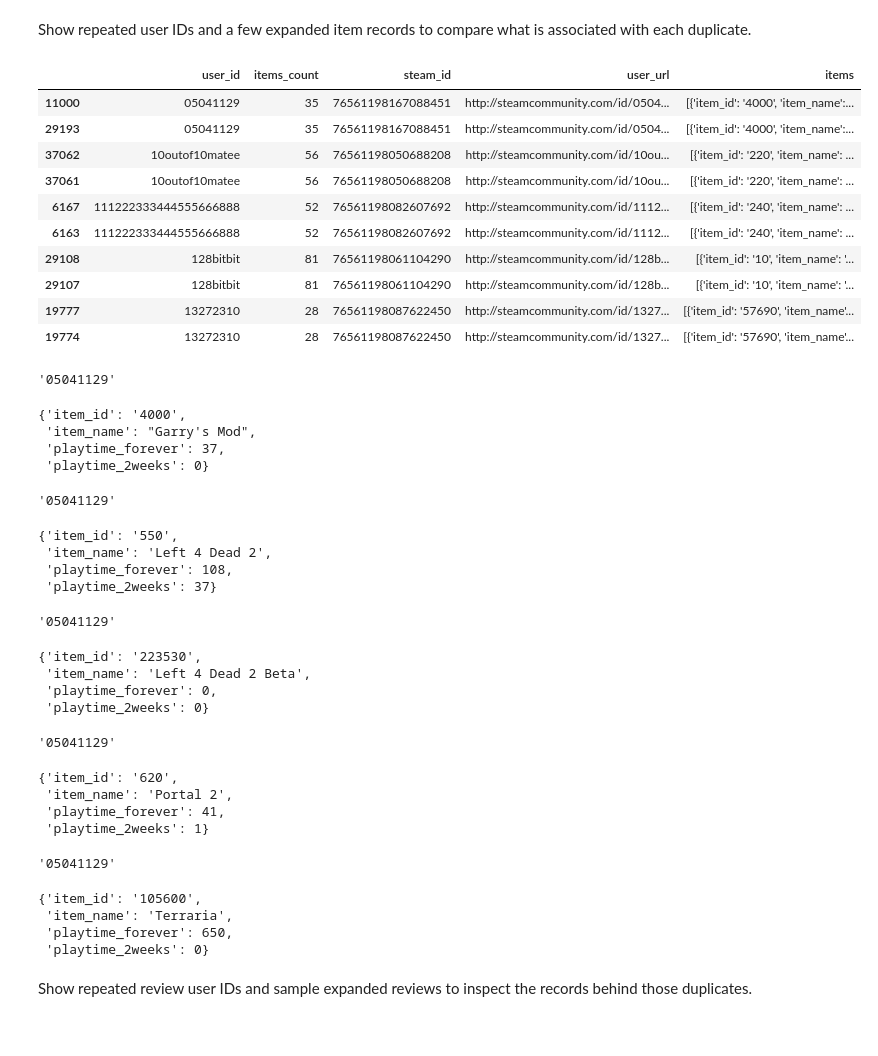
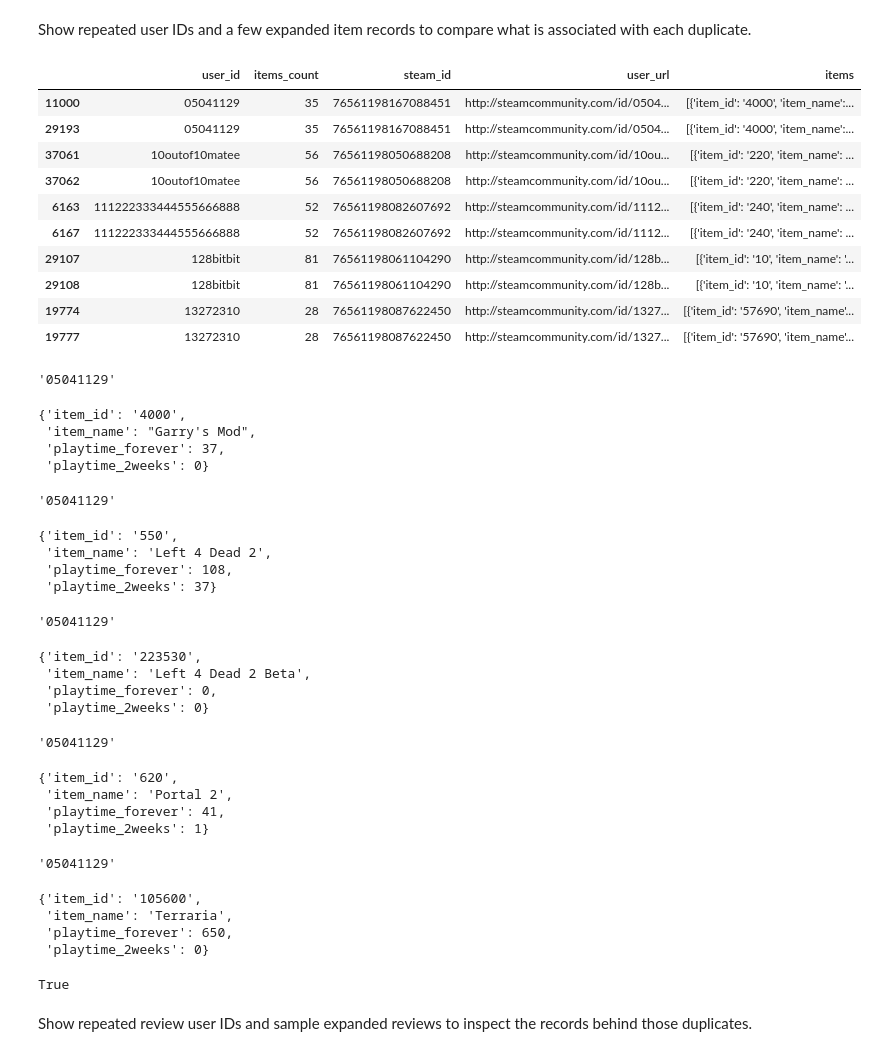
Before and after one commit to izusmizus22/02807-computational-tools-for-data-science, a Jupyter notebook: steam_cleaning.ipynb, the cells around one changed output. Cells and saved outputs as stored; diff of their text form; code cells hidden in the pictures.

```diff
--- a/steam_cleaning.ipynb
+++ b/steam_cleaning.ipynb
@@ -491,3 +491,8 @@ display(games_clean.sort_values("price", ascending=False).head(10))
 | 17793 | CCP | EVE Online: 7430 PLEX | 2017-05-09 | [Free to Play, RPG, Massively Mul... | [Online Multi-Player, MMO, Downlo... | 249.99 | False | 629795 | CCP | ... |
 # %% [markdown]
 some games have different or no prices (checked through steamdb.info for USD currency)
+# %%
+display(user_items_clean.sort_values("items_count"))
+user_items_clean = user_items_clean[user_items_clean["items_count"] > 0]
+
+display(user_items_clean.sort_values("items_count"))
@@ -539,29 +582,29 @@ Show repeated user IDs and a few expanded item records to compare what is associ
 # %%
 items = (
     user_items_clean[
         user_items_clean["user_id"].duplicated(keep=False)
     ]
     .sort_values("user_id")
-    .head(10)
+    # .head(10)
 )
 
 display(items.head(10))
 
 for _, row in items.explode("items").head(5).iterrows():
     display(row["user_id"])
     display(row["items"])
 # %% [output]
 |  | user_id | items_count | steam_id | user_url | items |
 | 11000 | 05041129 | 35 | 76561198167088451 | http://steamcommunity.com/id/0504... | [{'item_id': '4000', 'item_name':... |
 | 29193 | 05041129 | 35 | 76561198167088451 | http://steamcommunity.com/id/0504... | [{'item_id': '4000', 'item_name':... |
+| 37061 | 10outof10matee | 56 | 76561198050688208 | http://steamcommunity.com/id/10ou... | [{'item_id': '220', 'item_name': ... |
 | 37062 | 10outof10matee | 56 | 76561198050688208 | http://steamcommunity.com/id/10ou... | [{'item_id': '220', 'item_name': ... |
-| 37061 | 10outof10matee | 56 | 76561198050688208 | http://steamcommunity.com/id/10ou... | [{'item_id': '220', 'item_name': ... |
+| 6163 | 111222333444555666888 | 52 | 76561198082607692 | http://steamcommunity.com/id/1112... | [{'item_id': '240', 'item_name': ... |
 | 6167 | 111222333444555666888 | 52 | 76561198082607692 | http://steamcommunity.com/id/1112... | [{'item_id': '240', 'item_name': ... |
-| 6163 | 111222333444555666888 | 52 | 76561198082607692 | http://steamcommunity.com/id/1112... | [{'item_id': '240', 'item_name': ... |
+| 29107 | 128bitbit | 81 | 76561198061104290 | http://steamcommunity.com/id/128b... | [{'item_id': '10', 'item_name': '... |
 | 29108 | 128bitbit | 81 | 76561198061104290 | http://steamcommunity.com/id/128b... | [{'item_id': '10', 'item_name': '... |
-| 29107 | 128bitbit | 81 | 76561198061104290 | http://steamcommunity.com/id/128b... | [{'item_id': '10', 'item_name': '... |
+| 19774 | 13272310 | 28 | 76561198087622450 | http://steamcommunity.com/id/1327... | [{'item_id': '57690', 'item_name'... |
 | 19777 | 13272310 | 28 | 76561198087622450 | http://steamcommunity.com/id/1327... | [{'item_id': '57690', 'item_name'... |
-| 19774 | 13272310 | 28 | 76561198087622450 | http://steamcommunity.com/id/1327... | [{'item_id': '57690', 'item_name'... |
 '05041129'
 {'item_id': '4000',
  'item_name': "Garry's Mod",
@@ -587,5 +630,9 @@ for _, row in items.explode("items").head(5).iterrows():
  'item_name': 'Terraria',
  'playtime_forever': 650,
  'playtime_2weeks': 0}
+# %%
+items["items"].iloc[0] == items["items"].iloc[1]
+# %% [output]
+True
 # %% [markdown]
 Show repeated review user IDs and sample expanded reviews to inspect the records behind those duplicates.
```
Also changed, not shown: parts of 19 cells of this notebook.
